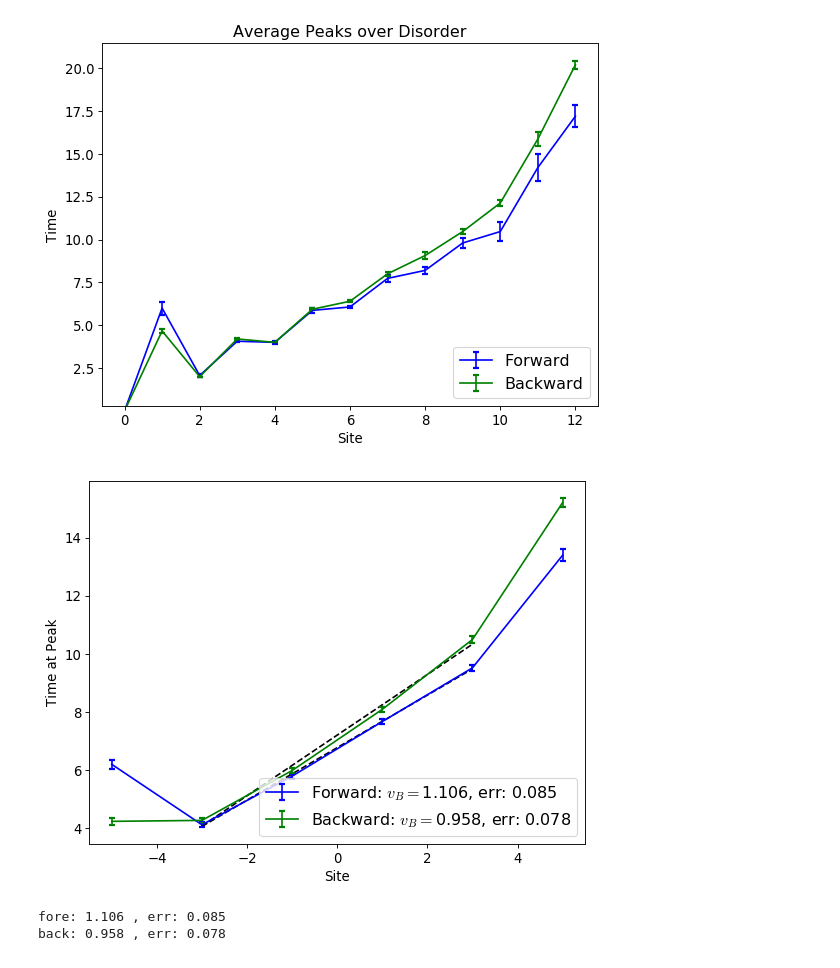
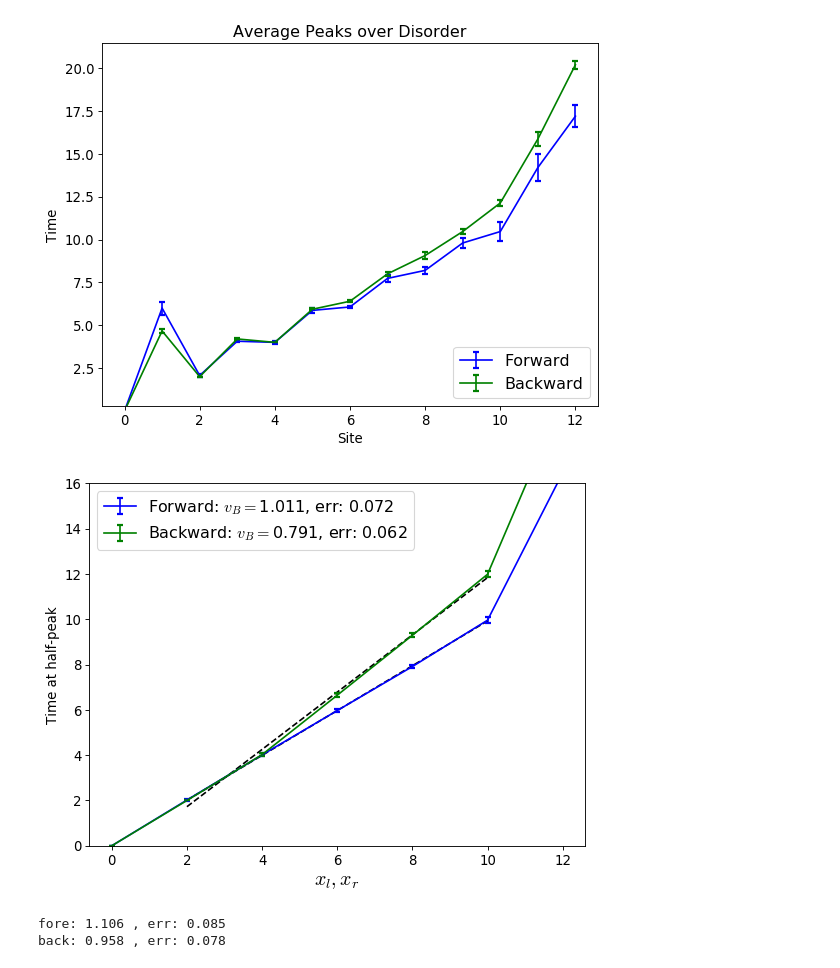
Before and after one commit to cnstahl/Asymmetric, a Jupyter notebook: python/Hamiltonian/Peaks13.ipynb, the cells around one changed output. Cells and saved outputs as stored; diff of their text form; code cells hidden in the pictures.

```diff
--- a/python/Hamiltonian/Peaks13.ipynb
+++ b/python/Hamiltonian/Peaks13.ipynb
@@ -97,7 +97,7 @@ Reached cutoff 12
 # %% [markdown]
 ### At Sites
 # %%
-# avg_weight, std_weight = mean_and_std(weights)
+avg_weight, std_weight = mean_and_std(weights)
 
 stop = n*end
 peaks = np.zeros((2,L))
@@ -116,7 +116,7 @@ for i in range(L):
         if (val>peak/2): halfs[0,i] = jdx; break
     if (i%2==0 and i < 12 and i>1):
 #     if (i%1==0):
-        ax.plot(np.arange(stop)/n,data[:stop], label = "$i=$"+str(i-L//2))
+        ax.plot(np.arange(stop)/n,data[:stop], label = "$x_r=$"+str(i))
         ax.scatter(halfs[0,i]/n, data[(int)(halfs[0,i])], marker='x', c='k', zorder=20, s = 7**2)
 # box = ax.get_position()
 # ax.set_position([box.x0, box.y0, box.width * 0.9, box.height])
@@ -145,17 +145,17 @@ for i in np.arange(L)[::-1]:
         if (val>peak/2): halfs[1,i] = jdx; break
     if (i%2==0 and i>0 and i<12):
 #     if (i%1==0):
-        ax.plot(np.arange(stop)/n,data[:stop], "--", label = "$i=$"+str(i-L//2))
+        ax.plot(np.arange(stop)/n,data[:stop], "--", label = "$x_l=$"+str(L-1-i))
         ax.scatter(halfs[1,i]/n, data[(int)(halfs[1,i])], marker='+', c='k', zorder=20, s = 9**2)
-box = ax.get_position()
-ax.set_position([box.x0, box.y0, box.width * 0.9, box.height])
-ax.legend(bbox_to_anchor=(1, 1), loc=2)
+# box = ax.get_position()
+# ax.set_position([box.x0, box.y0, box.width * 0.9, box.height])
+ax.legend(loc=1)
 plt.ylim(0,.4)
 plt.xlim(0,end)
-plt.ylabel(r'$\rho_r(i,t),\; \rho_l(i,t)$', fontsize=18)
-plt.xlabel('Time')
+plt.ylabel(r'$\rho_r(x_r-1,t),\; \rho_l(L-x_l,t)$', fontsize=18)
+plt.xlabel('$t$', fontsize=18)
 # plt.title('Weight at Site, With Disorder')
-plt.savefig('figures/avgLweightL13_s.pdf')
+# plt.savefig('figures/avgLweightL13_s.pdf')
 plt.show()
 # %% [output]
 Reached cutoff 11
@@ -208,8 +205,8 @@ plt.show()
 [figure]
 [figure]
 # %%
-mask = np.arange(1,L,2)
-fitmask = np.arange(3,L-2,2)
+mask = np.arange(0,L,2)
+fitmask = np.arange(2,L-2,2)
 sites = np.arange(L)
 x = sites[fitmask]
 
@@ -231,41 +228,42 @@ x = sites[fitmask]
 # l = "Forward: $v_B=$" + str(qm.chop(coeffs_fore[0])) + ", err: " + str(qm.chop(np.sqrt(errors_fore[0])))
 # plt.errorbar(sites[mask]-L//2, avg_peaks[0][mask]/n, yerr=np.sqrt(std_peaks[0][mask])/n, capthick=2, label=l)
 # l = "Backward: $v_B=$" + str(qm.chop(coeffs_back[0])) + ", err: " + str(qm.chop(np.sqrt(errors_back[0])))
 # plt.errorbar(sites[mask]-L//2, avg_peaks[1][mask]/n, yerr=np.sqrt(std_peaks[1][mask])/n, capthick=2, label=l)
 # plt.ylabel('Time at Peak')
 # plt.xlabel('Site')
 # plt.legend(loc=4)
 # # plt.title('Average Peaks over Disorder')
 # # plt.savefig('figures/avgPeaksL13_h'+str(field_strength) +'.pdf')
 # plt.show()
 
 avg_peaks, std_peaks = mean_and_std(halfses)
 coeffss_fore = np.zeros((len(halfses),2))
 coeffss_back = np.zeros((len(halfses),2))
 for idx, peaks in enumerate(halfses):
     y = peaks[0][fitmask]/n
     coeffss_fore[idx] = np.polyfit(y,x,deg=1)
     y = peaks[1][::-1][fitmask]/n
     coeffss_back[idx] = np.polyfit(y,x,deg=1)
 coeffs_fore, errors_fore = mean_and_std(coeffss_fore)
-plt.plot(x-L//2, (x-coeffs_fore[1])/coeffs_fore[0], 'k--')
+plt.plot(x, (x-coeffs_fore[1])/coeffs_fore[0], 'k--')
 coeffs_back, errors_back = mean_and_std(coeffss_back)
-plt.plot(x-L//2, (x-coeffs_back[1])/coeffs_back[0], 'k--')
+plt.plot(x, (x-coeffs_back[1])/coeffs_back[0], 'k--')
 
 avg_peaks[1] = avg_peaks[1][::-1]
 std_peaks[1] = std_peaks[1][::-1]
 l = "Forward: $v_B=$" + str(qm.chop(coeffs_fore[0])) + ", err: " + str(qm.chop(np.sqrt(errors_fore[0])))
-plt.errorbar(sites[mask]-L//2, avg_peaks[0][mask]/n, yerr=np.sqrt(std_peaks[0][mask])/n, capthick=2, label=l)
+plt.errorbar(sites[mask], avg_peaks[0][mask]/n, yerr=np.sqrt(std_peaks[0][mask])/n, capthick=2, label=l)
 l = "Backward: $v_B=$" + str(qm.chop(coeffs_back[0])) + ", err: " + str(qm.chop(np.sqrt(errors_back[0])))
-plt.errorbar(sites[mask]-L//2, avg_peaks[1][mask]/n, yerr=np.sqrt(std_peaks[1][mask])/n, capthick=2, label=l)
-plt.ylabel('Time at Peak')
-plt.xlabel('Site')
-plt.legend(loc=4)
+plt.errorbar(sites[mask], avg_peaks[1][mask]/n, yerr=np.sqrt(std_peaks[1][mask])/n, capthick=2, label=l)
+plt.ylabel('Time at half-peak')
+plt.xlabel('$x_l, x_r$', fontsize=18)
+plt.legend(loc=2)
+plt.ylim(0,16)
 # plt.title('Average Peaks over Disorder')
 # plt.savefig('figures/avgHalfsL13_h'+str(field_strength) +'.pdf')
 plt.show()
 # %% [output]
-[figure, old version]
+[figure, new version]
 # %%
 print("fore:", qm.chop(coeffs_fore[0]), ", err:", qm.chop(np.sqrt(errors_fore[0])))
 print("back:", qm.chop(coeffs_back[0]), ", err:", qm.chop(np.sqrt(errors_back[0])))
```
Also changed, not shown: parts of 2 cells of this notebook, 8 other files.
